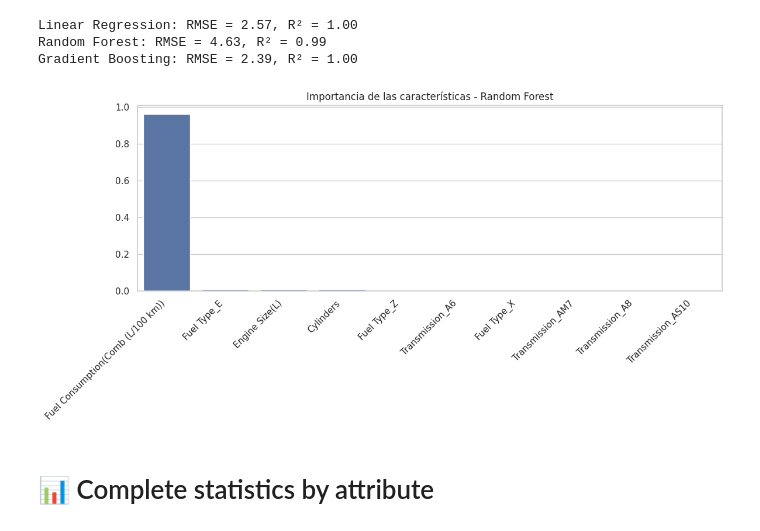
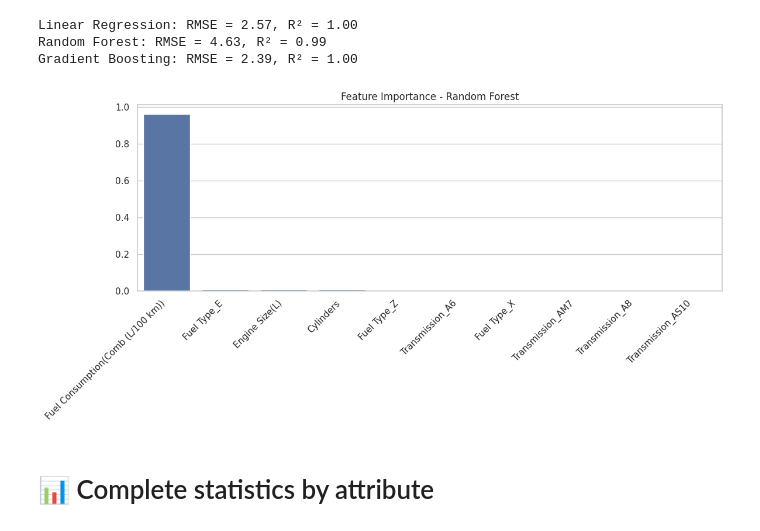
Before and after one commit to martavidal17/DM_project, a Jupyter notebook: Fuel_Consuption.ipynb, the cells around one changed output. Cells and saved outputs as stored; diff of their text form; code cells hidden in the pictures.

```diff
--- a/Fuel_Consuption.ipynb
+++ b/Fuel_Consuption.ipynb
@@ -35,10 +35,10 @@ sns.set(style='whitegrid')
 
 We begin by importing the dataset and displaying the first few rows. This helps to understand the structure and the types of attributes we are dealing with.
 # %%
-# Asegúrate de que el CSV está en el mismo directorio que el notebook
-df = pd.read_csv("MY2022 Fuel Consumption Ratings.csv")
 
-# Vista rápida
+df = pd.read_csv("/content/MY2022 Fuel Consumption Ratings.csv")
+
+# Quick view
 df.head()
 # %% [output]
 |  | Model Year | Make | Model | Vehicle Class | Engine Size(L) | Cylinders | Transmission | Fuel Type | ... |
@@ -189,15 +189,15 @@ Gradient Boosting: RMSE = 2.39, R² = 1.00
 # %%
 importances = trained_models['Random Forest'].feature_importances_
 indices = importances.argsort()[::-1]
 
 plt.figure(figsize=(12, 6))
 sns.barplot(x=[X.columns[i] for i in indices[:10]], y=importances[indices[:10]])
-plt.title("Importancia de las características - Random Forest")
+plt.title("Feature Importance - Random Forest")
 plt.xticks(rotation=45, ha='right')
 plt.tight_layout()
 plt.show()
 # %% [output]
-[figure, old version]
+[figure, new version]
 # %% [markdown]
 # 📊  Complete statistics by attribute
 # %%
```
Also changed, not shown: parts of 9 cells of this notebook, 4 other files.
